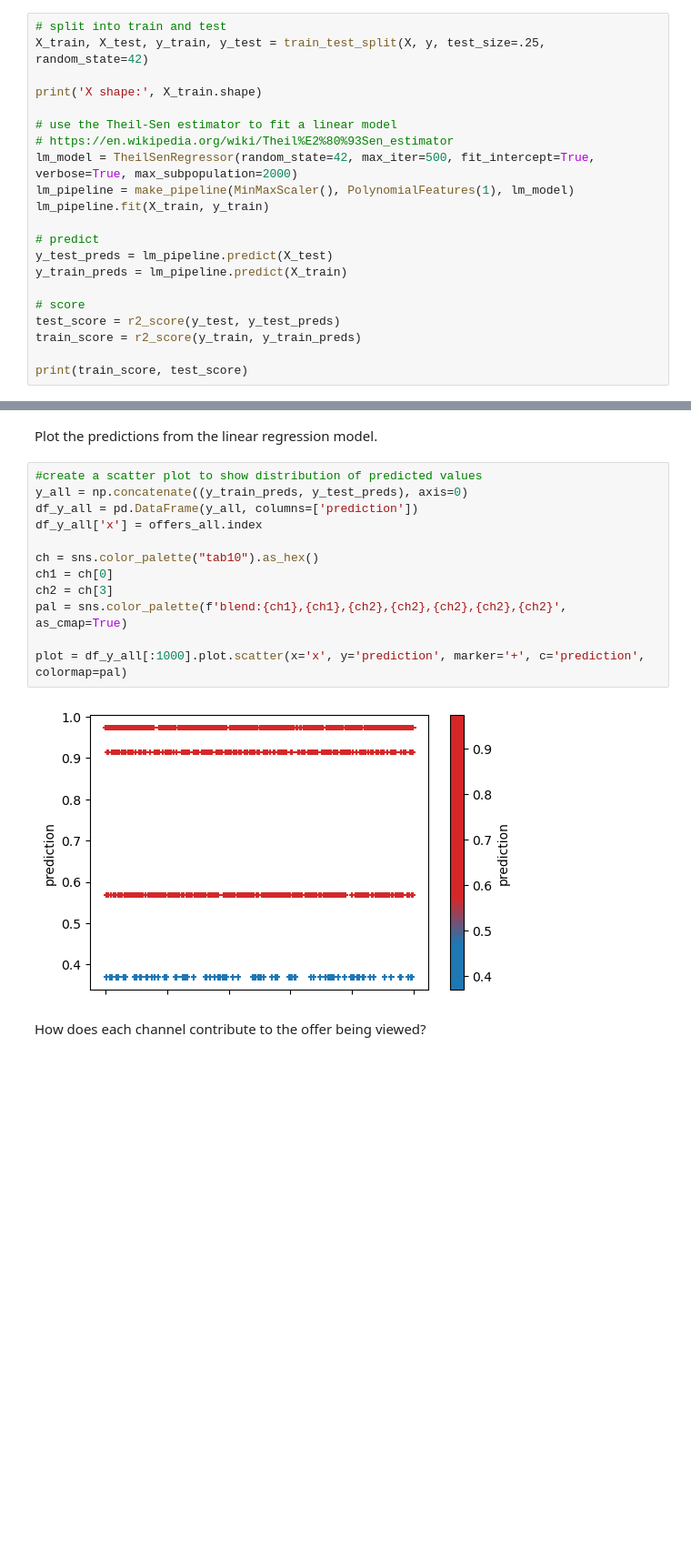
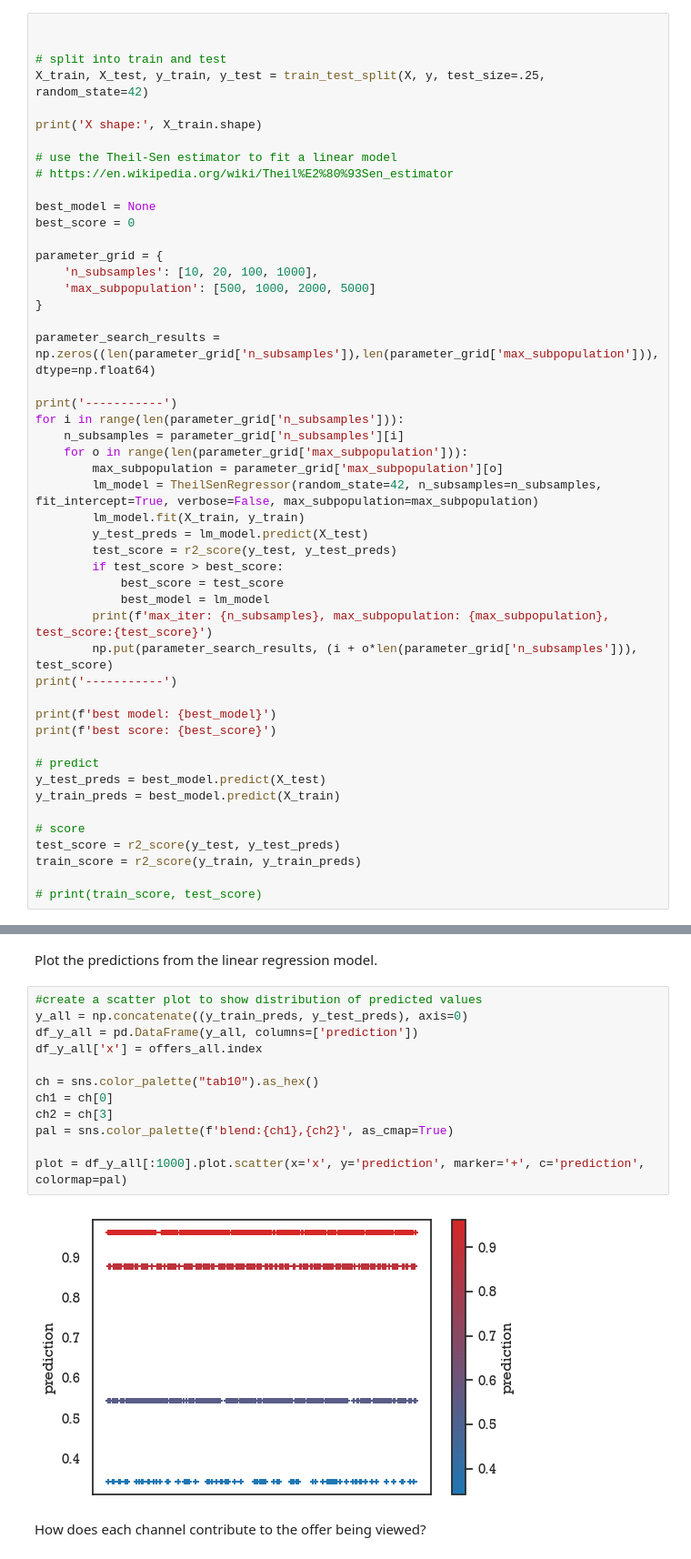
Before and after one commit to lajos/starbucks-capstone-project, a Jupyter notebook: Starbucks_Capstone_notebook.ipynb, the cells around one changed output, grey strips where cells are left out. Shown at 91% size. Cells and saved outputs as stored; diff of their text form; blank space fills up the shorter version.

```diff
--- a/Starbucks_Capstone_notebook.ipynb
+++ b/Starbucks_Capstone_notebook.ipynb
@@ -700,6 +797,8 @@ Name: offer_viewed, Length: 76277, dtype: int64
 # %% [markdown]
 Fit a linear regression model to the data using a Theil-Sen estimator
 # %%
+
+
 # split into train and test
 X_train, X_test, y_train, y_test = train_test_split(X, y, test_size=.25, random_state=42)
 
@@ -707,18 +806,44 @@ print('X shape:', X_train.shape)
 
 # use the Theil-Sen estimator to fit a linear model
 # https://en.wikipedia.org/wiki/Theil%E2%80%93Sen_estimator
-lm_model = TheilSenRegressor(random_state=42, max_iter=500, fit_intercept=True, verbose=True, max_subpopulation=2000)
-lm_pipeline = make_pipeline(MinMaxScaler(), PolynomialFeatures(1), lm_model)
-lm_pipeline.fit(X_train, y_train)
+
+best_model = None
+best_score = 0
+
+parameter_grid = {
+    'n_subsamples': [10, 20, 100, 1000],
+    'max_subpopulation': [500, 1000, 2000, 5000]
+}
+
+parameter_search_results = np.zeros((len(parameter_grid['n_subsamples']),len(parameter_grid['max_subpopulation'])), dtype=np.float64)
+
+print('-----------')
+for i in range(len(parameter_grid['n_subsamples'])):
+    n_subsamples = parameter_grid['n_subsamples'][i]
+    for o in range(len(parameter_grid['max_subpopulation'])):
+        max_subpopulation = parameter_grid['max_subpopulation'][o]
+        lm_model = TheilSenRegressor(random_state=42, n_subsamples=n_subsamples, fit_intercept=True, verbose=False, max_subpopulation=max_subpopulation)
+        lm_model.fit(X_train, y_train)
+        y_test_preds = lm_model.predict(X_test)
+        test_score = r2_score(y_test, y_test_preds)
+        if test_score > best_score:
+            best_score = test_score
+            best_model = lm_model
+        print(f'max_iter: {n_subsamples}, max_subpopulation: {max_subpopulation}, test_score:{test_score}')
+        np.put(parameter_search_results, (i + o*len(parameter_grid['n_subsamples'])), test_score)
+print('-----------')
+
+print(f'best model: {best_model}')
+print(f'best score: {best_score}')
 
 # predict
-y_test_preds = lm_pipeline.predict(X_test)
-y_train_preds = lm_pipeline.predict(X_train)
+y_test_preds = best_model.predict(X_test)
+y_train_preds = best_model.predict(X_train)
 
 # score
 test_score = r2_score(y_test, y_test_preds)
 train_score = r2_score(y_train, y_train_preds)
 
-print(train_score, test_score)
+# print(train_score, test_score)
 # %% [output]
 X shape: (57207, 4)
@@ -734,17 +879,17 @@ Plot the predictions from the linear regression model.
 # %%
 #create a scatter plot to show distribution of predicted values
 y_all = np.concatenate((y_train_preds, y_test_preds), axis=0)
 df_y_all = pd.DataFrame(y_all, columns=['prediction'])
 df_y_all['x'] = offers_all.index
 
 ch = sns.color_palette("tab10").as_hex()
 ch1 = ch[0]
 ch2 = ch[3]
-pal = sns.color_palette(f'blend:{ch1},{ch1},{ch2},{ch2},{ch2},{ch2},{ch2}', as_cmap=True)
+pal = sns.color_palette(f'blend:{ch1},{ch2}', as_cmap=True)
 
 plot = df_y_all[:1000].plot.scatter(x='x', y='prediction', marker='+', c='prediction', colormap=pal)
 # %% [output]
-[figure, old version]
+[figure, new version]
 # %% [markdown]
 How does each channel contribute to the offer being viewed?
 # %%
```
Also changed, not shown: parts of 13 cells of this notebook.
